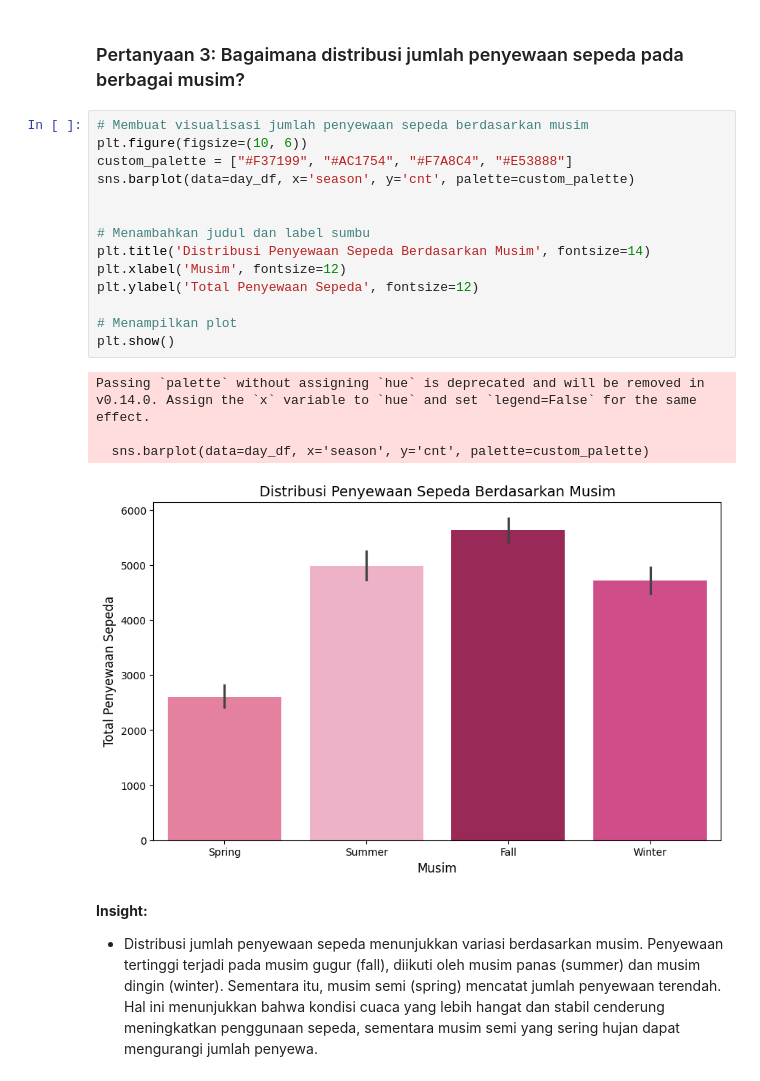
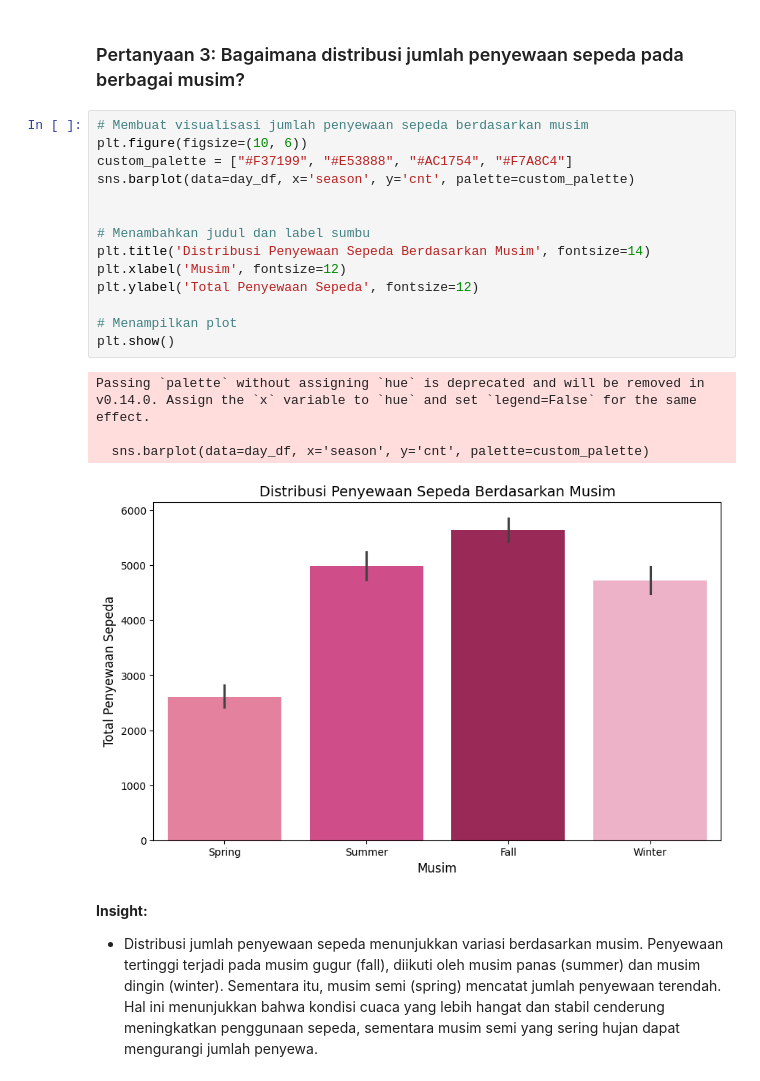
Before and after one commit to echaan/bike-sharing-analysis, a Jupyter notebook: notebook.ipynb, the cells around one changed output. Saved outputs shown, nothing was run; the diff lists cells and outputs as text.

```diff
--- a/notebook.ipynb
+++ b/notebook.ipynb
@@ -507,22 +507,22 @@ Passing `palette` without assigning `hue` is deprecated and will be removed in v
 # %%
 # Membuat visualisasi jumlah penyewaan sepeda berdasarkan musim
 plt.figure(figsize=(10, 6))
-custom_palette = ["#F37199", "#AC1754", "#F7A8C4", "#E53888"]
+custom_palette = ["#F37199", "#E53888", "#AC1754", "#F7A8C4"]
 sns.barplot(data=day_df, x='season', y='cnt', palette=custom_palette)
 
 
 # Menambahkan judul dan label sumbu
 plt.title('Distribusi Penyewaan Sepeda Berdasarkan Musim', fontsize=14)
 plt.xlabel('Musim', fontsize=12)
 plt.ylabel('Total Penyewaan Sepeda', fontsize=12)
 
 # Menampilkan plot
 plt.show()
 # %% [output]
 Passing `palette` without assigning `hue` is deprecated and will be removed in v0.14.0. Assign the `x` variable to `hue` and set `legend=False` for the same effect.
 
   sns.barplot(data=day_df, x='season', y='cnt', palette=custom_palette)
-[figure, old version]
+[figure, new version]
 # %% [markdown]
 **Insight:**
 - Distribusi jumlah penyewaan sepeda menunjukkan variasi berdasarkan musim. Penyewaan tertinggi terjadi pada musim gugur (fall), diikuti oleh musim panas (summer) dan musim dingin (winter). Sementara itu, musim semi (spring) mencatat jumlah penyewaan terendah. Hal ini menunjukkan bahwa kondisi cuaca yang lebih hangat dan stabil cenderung meningkatkan penggunaan sepeda, sementara musim semi yang sering hujan dapat mengurangi jumlah penyewa.
```
Also changed, not shown: parts of 2 cells of this notebook, 3 other files.
